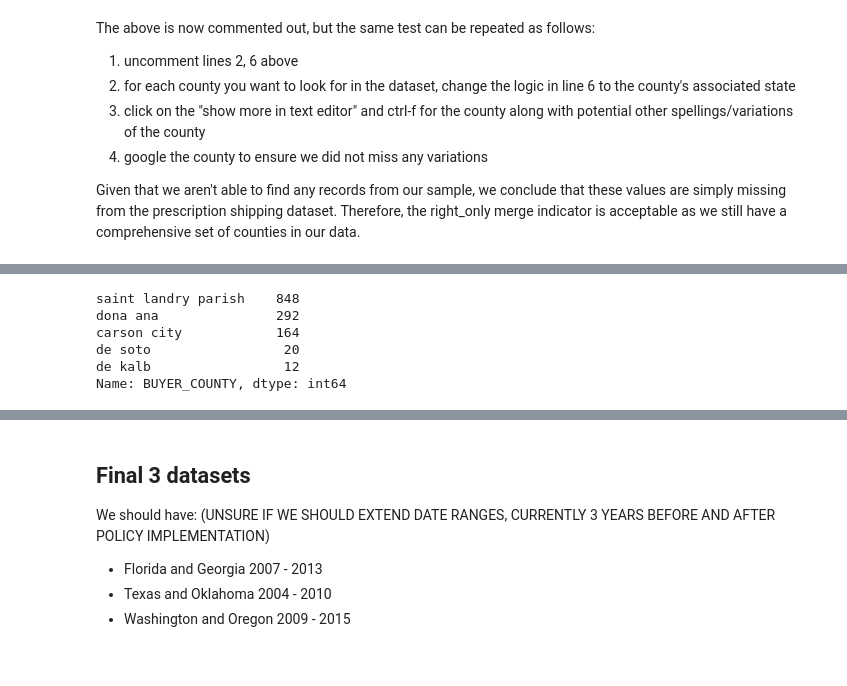
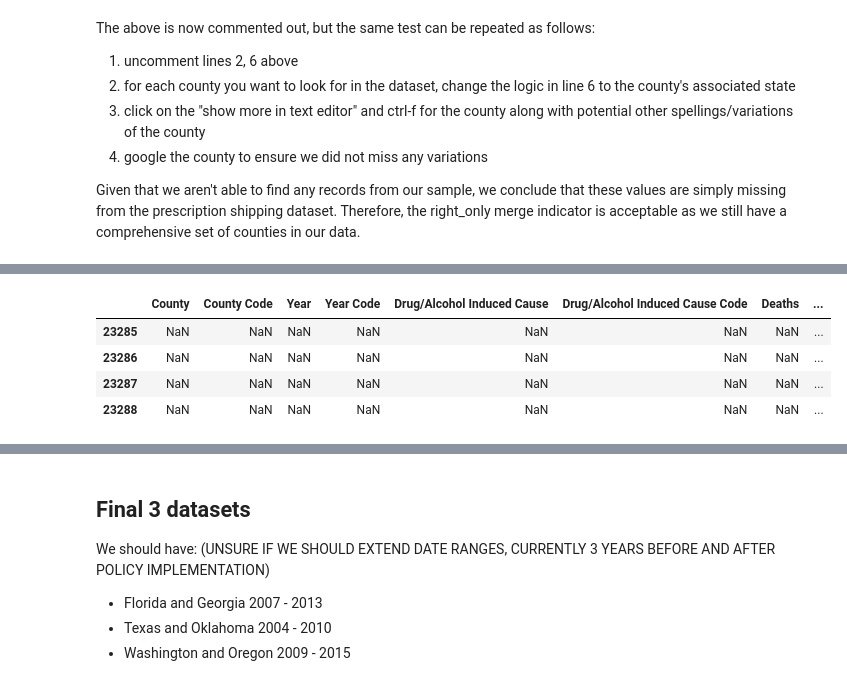
Before and after one commit to abzdel/Opioid-Analysis, a Jupyter notebook: 02_clean_data.ipynb, the cells around one changed output, grey strips where cells are left out. Saved outputs shown, nothing was run; the diff lists cells and outputs as text; code cells hidden in the pictures.

Commit message:
finished fip stuff, just cleaning and merging final dfs now

```diff
--- a/02_clean_data.ipynb
+++ b/02_clean_data.ipynb
@@ -530,5 +530,12 @@ cause_of_death_copy = df_cause_of_death.copy()
 fips_copy = fips.copy()
 # %%
 cause_of_death_copy["County"] = cause_of_death_copy["County"].apply(lambda x: remove_county(x))
+# %%
+# clean some values up
+
+cause_of_death_copy["County"] = cause_of_death_copy["County"].apply(lambda x: x.replace("LaSalle Parish", "La Salle Parish"))
+cause_of_death_copy["County"] = cause_of_death_copy["County"].apply(lambda x: x.replace("DeBaca", "De Baca"))
+cause_of_death_copy["County"] = cause_of_death_copy["County"].apply(lambda x: x.replace("La Salle", "La Salle County"))
+cause_of_death_copy["County"] = cause_of_death_copy["County"].apply(lambda x: x.replace("La Salle County Parish", "La Salle Parish"))
 # %%
-temp = cause_of_death_copy.merge(fips_copy, left_on=["County", "State"], right_on=["CountyName", "state_abbrev"], how="outer", indicator=True)
+cause_of_death_fips = cause_of_death_copy.merge(fips_copy, left_on=["County", "State"], right_on=["CountyName", "state_abbrev"], how="outer", indicator=True)
@@ -644 +546,11 @@ temp = df_prescriptions_copy.merge(pops_copy1, left_on=["BUYER_STATE", "BUYER_CO
+# %%
+cause_of_death_fips[cause_of_death_fips["_merge"] != "both"]
+
+# only four missing values
+# %% [output]
+|  | County | County Code | Year | Year Code | Drug/Alcohol Induced Cause | Drug/Alcohol Induced Cause Code | Deaths | ... |
+| 23285 | NaN | NaN | NaN | NaN | NaN | NaN | NaN | ... |
+| 23286 | NaN | NaN | NaN | NaN | NaN | NaN | NaN | ... |
+| 23287 | NaN | NaN | NaN | NaN | NaN | NaN | NaN | ... |
+| 23288 | NaN | NaN | NaN | NaN | NaN | NaN | NaN | ... |
 # %%
@@ -646,9 +559,0 @@ temp = df_prescriptions_copy.merge(pops_copy1, left_on=["BUYER_STATE", "BUYER_CO
-# %%
-temp[temp["_merge"] != "both"].BUYER_COUNTY.value_counts() # prescriptions dataset
-# %% [output]
-saint landry parish    848
-dona ana               292
-carson city            164
-de soto                 20
-de kalb                 12
-Name: BUYER_COUNTY, dtype: int64
```
Also changed, not shown: parts of 28 cells of this notebook.
